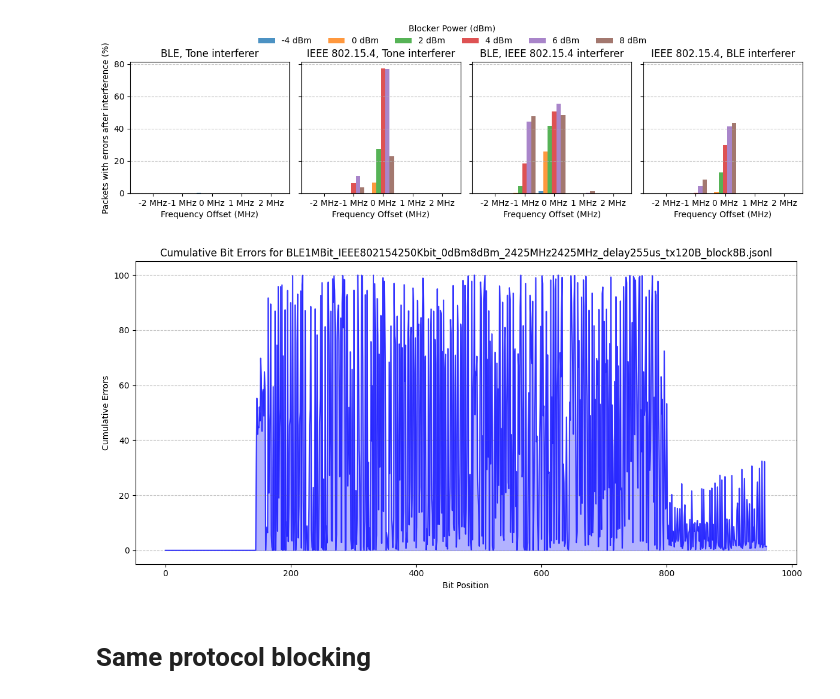
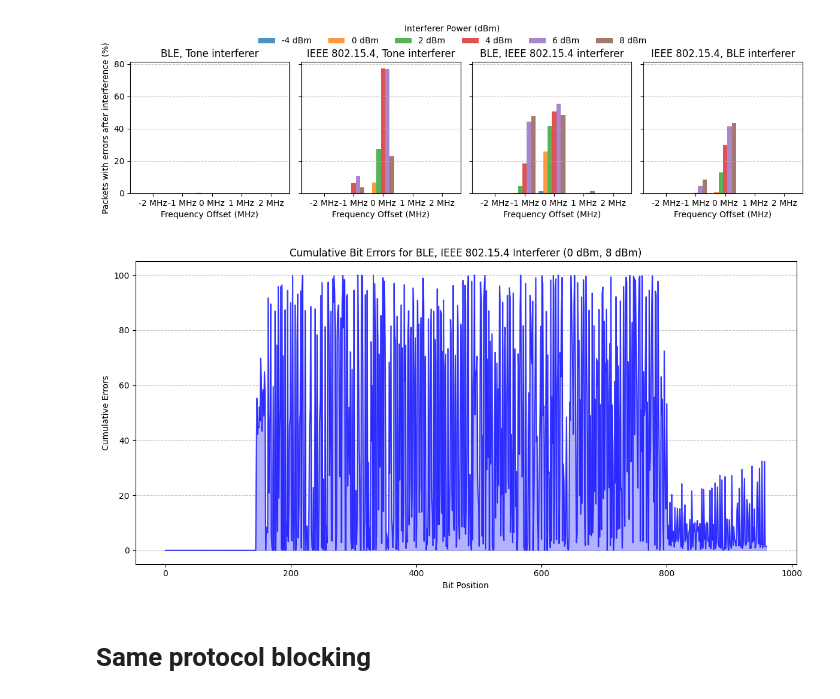
Before and after one commit to Zimrahin/DotBot-firmware, a Jupyter notebook: a_python/plot_ratio_wrong_bits.ipynb, the cells around one changed output. Saved outputs shown, nothing was run; the diff lists cells and outputs as text; code cells hidden in the pictures.

Commit message:
figure titles formatting

```diff
--- a/a_python/plot_ratio_wrong_bits.ipynb
+++ b/a_python/plot_ratio_wrong_bits.ipynb
@@ -215,6 +215,17 @@ def add_bit_errors_to_files_dict(files_dict, folder="experiment_data"):
             file["packets_desynched_percentage"] = packets_desynched_percentage * 100.
     return
 
+
+
+def format_title(transmitter, blocker):
+    """Format the transmitter_blocker_group string into a clean title."""
+    mapping = {
+        "BLE1MBit": "BLE",
+        "IEEE802154250Kbit": "IEEE 802.15.4",
+        "tone":  "Tone",
+    }
+    return mapping.get(transmitter, transmitter), mapping.get(blocker, blocker)
+
 # # Output a sample to verify the changes
 # for transmitter_blocker_group, files in files_dict.items():
 #     print(f"Group: {transmitter_blocker_group}, length: {len(files)}")
@@ -236,15 +247,6 @@ def plot_grouped_ber_with_subplots(
     ylabel="Bit error rate (%)",
     unpack_value="ber"
 ):
-    def format_title(group_name):
-        """Format the transmitter_blocker_group string into a clean title."""
-        mapping = {
-            "BLE1MBit": "BLE",
-            "IEEE802154250Kbit": "IEEE 802.15.4",
-            "tone":  "Tone",
-        }
-        transmitter, blocker = group_name.split("_")
-        return f"{mapping.get(transmitter, transmitter)}, {mapping.get(blocker, blocker)} interferer"
 
     # Determine the maximum y-axis value across all groups for uniformity
     max_y_value = 0
@@ -300,7 +302,10 @@ def plot_grouped_ber_with_subplots(
                 alpha=0.8,
             )
 
-        ax.set_title(format_title(transmitter_blocker_group))
+        transmitter, blocker = transmitter_blocker_group.split("_")
+        transmitter, blocker = format_title(transmitter, blocker)
+
+        ax.set_title(f'{transmitter}, {blocker} interferer')
         ax.set_xticks(x_positions)
         ax.set_xticklabels([f"{offset} MHz" for offset in sorted_offsets])
         ax.grid(axis="y", linestyle="--", alpha=0.7)
@@ -326,7 +331,7 @@ def plot_grouped_ber_with_subplots(
         labels,
         loc="upper center",
         ncol=min(len(blocker_powers), max_legend_col),  # Adjust to wrap automatically
-        title="Blocker Power (dBm)",
+        title="Interferer power (dBm)",
         frameon=False,
     )
     fig.tight_layout(rect=[0, 0, 1, legend_vskip])  # Adjust layout for the legend
@@ -357,27 +362,28 @@ plot_grouped_ber_with_subplots(files_dict, plot_BER=False,
 [figure]
 [figure]
 # %%
-# Function to plot cumulative bit errors for a specific file
 def plot_cumulative_bit_errors(file):
+    transmitter, blocker = format_title(file["transmitter"], file["blocker"])
+
     cumulative_errors = file["bit_error_distribution_cumulative"]
     bit_positions = range(len(cumulative_errors))
 
     plt.figure(figsize=(12, 6))
     plt.plot(bit_positions, cumulative_errors, color="blue", alpha=0.7, label="Cumulative Errors")
     plt.fill_between(bit_positions, cumulative_errors, color="blue", alpha=0.3)  # Fill the area under the curve
-    plt.title(f"Cumulative Bit Errors for {file['filename']}")
+    plt.title(f"Cumulative Bit Errors for {transmitter}, {blocker} Interferer ({file['tx_power']} dBm, {file['block_power']} dBm)")
     plt.xlabel("Bit Position")
     plt.ylabel("Cumulative Errors")
     plt.grid(axis="y", linestyle="--", alpha=0.7)
     plt.tight_layout()
     plt.show()
 
 
 # Example: Plot for the first file in a group
 example_file = files_dict["BLE1MBit_IEEE802154250Kbit"][17]
 plot_cumulative_bit_errors(example_file)
 # %% [output]
-[figure, old version]
+[figure, new version]
 # %% [markdown]
 # Same protocol blocking
 # %%
```
